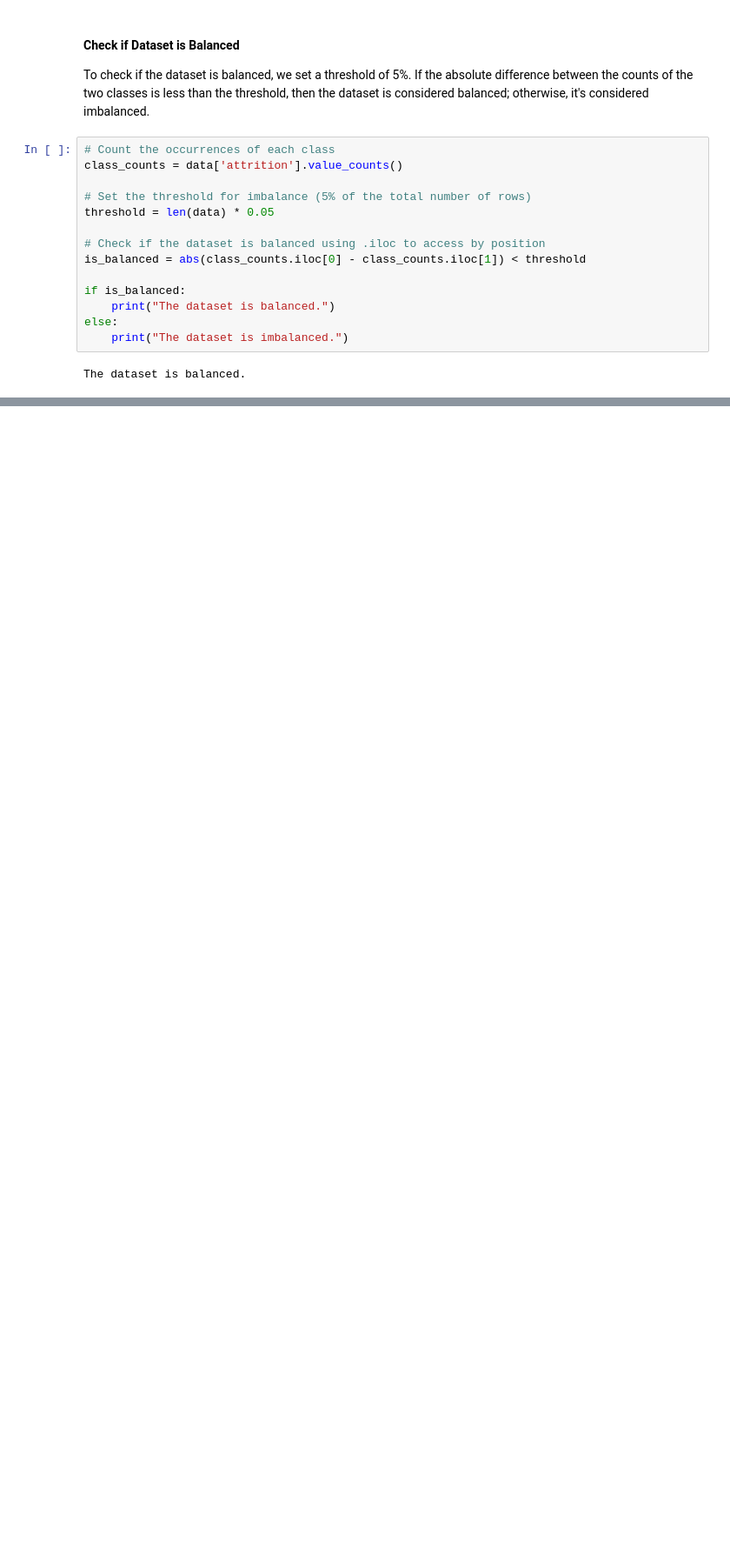
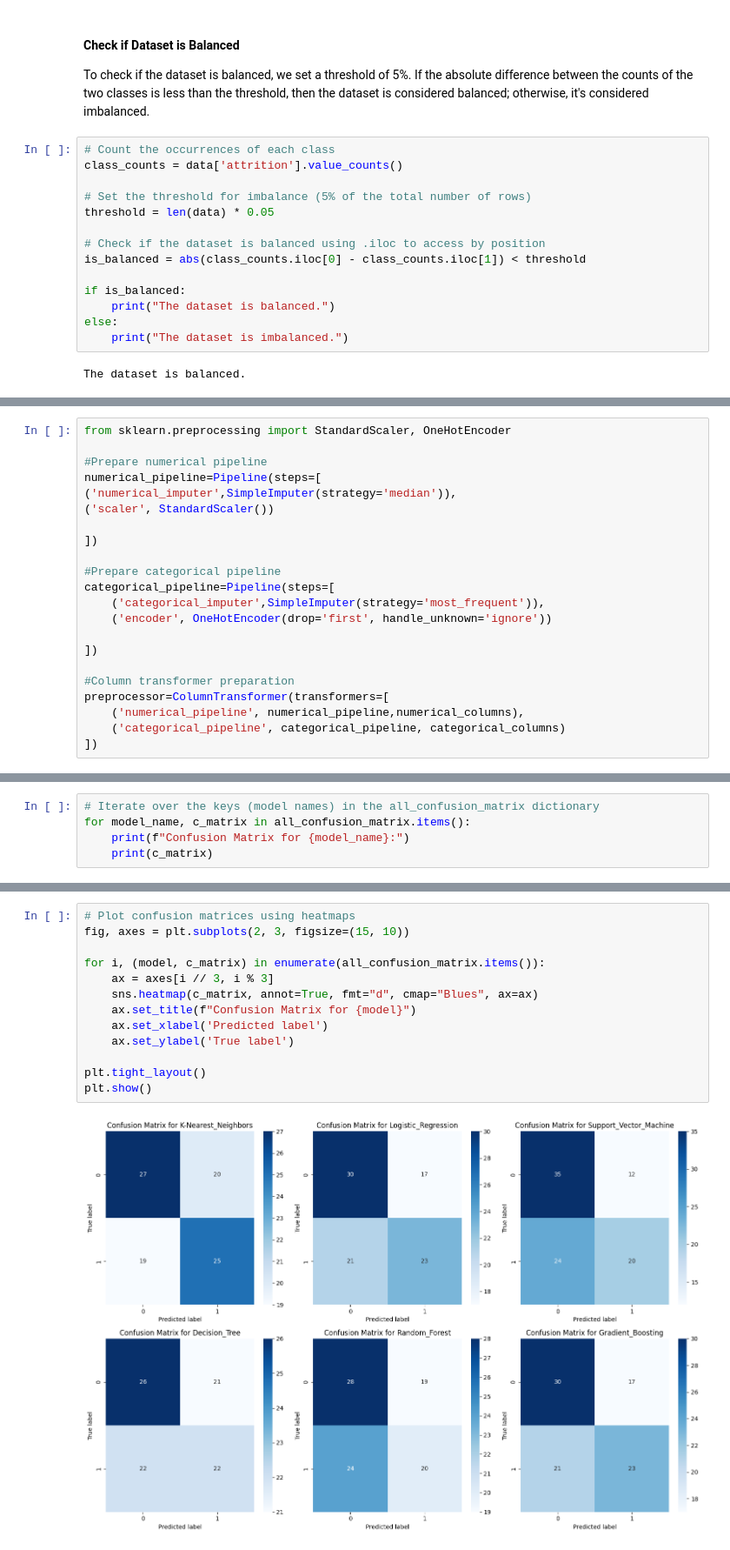
Before and after one commit to AndyMortey/Employee-Attrition-Predictor, a Jupyter notebook: notebook.ipynb, the cells around one changed output, grey strips where cells are left out. Shown at 87% size. Drawn from its saved outputs; the diff is of its cells as text; blank space fills up the shorter version.

```diff
--- a/notebook.ipynb
+++ b/notebook.ipynb
@@ -872,0 +512,22 @@ array([[24,  8],
+# %%
+from sklearn.preprocessing import StandardScaler, OneHotEncoder
+
+#Prepare numerical pipeline
+numerical_pipeline=Pipeline(steps=[
+('numerical_imputer',SimpleImputer(strategy='median')),
+('scaler', StandardScaler())
+
+])
+
+#Prepare categorical pipeline
+categorical_pipeline=Pipeline(steps=[
+    ('categorical_imputer',SimpleImputer(strategy='most_frequent')),
+    ('encoder', OneHotEncoder(drop='first', handle_unknown='ignore'))
+
+])
+
+#Column transformer preparation
+preprocessor=ColumnTransformer(transformers=[
+    ('numerical_pipeline', numerical_pipeline,numerical_columns),
+    ('categorical_pipeline', categorical_pipeline, categorical_columns)
+])
@@ -872,0 +656,5 @@ array([[24,  8],
+# %%
+# Iterate over the keys (model names) in the all_confusion_matrix dictionary
+for model_name, c_matrix in all_confusion_matrix.items():
+    print(f"Confusion Matrix for {model_name}:")
+    print(c_matrix)
@@ -872,0 +680,15 @@ array([[24,  8],
+# %%
+# Plot confusion matrices using heatmaps
+fig, axes = plt.subplots(2, 3, figsize=(15, 10))
+
+for i, (model, c_matrix) in enumerate(all_confusion_matrix.items()):
+    ax = axes[i // 3, i % 3]
+    sns.heatmap(c_matrix, annot=True, fmt="d", cmap="Blues", ax=ax)
+    ax.set_title(f"Confusion Matrix for {model}")
+    ax.set_xlabel('Predicted label')
+    ax.set_ylabel('True label')
+
+plt.tight_layout()
+plt.show()
+# %% [output]
+[figure, added]
```
Also changed, not shown: parts of 60 cells of this notebook.
